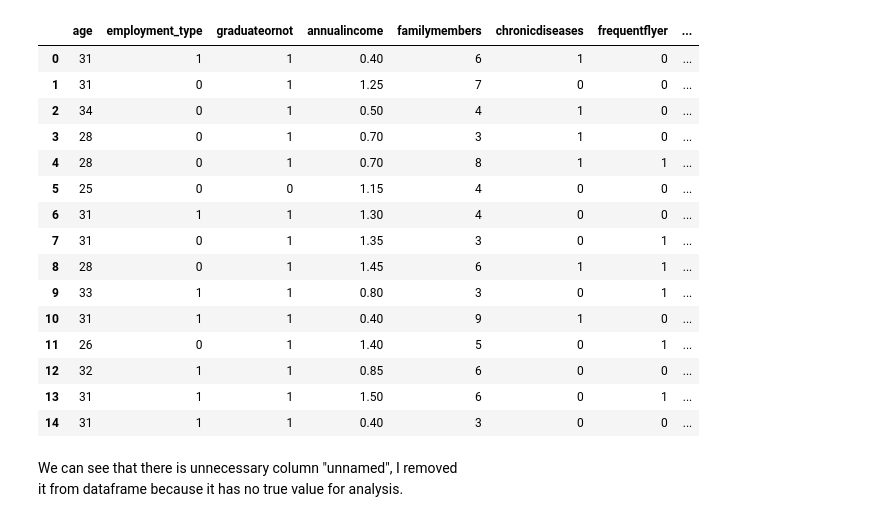
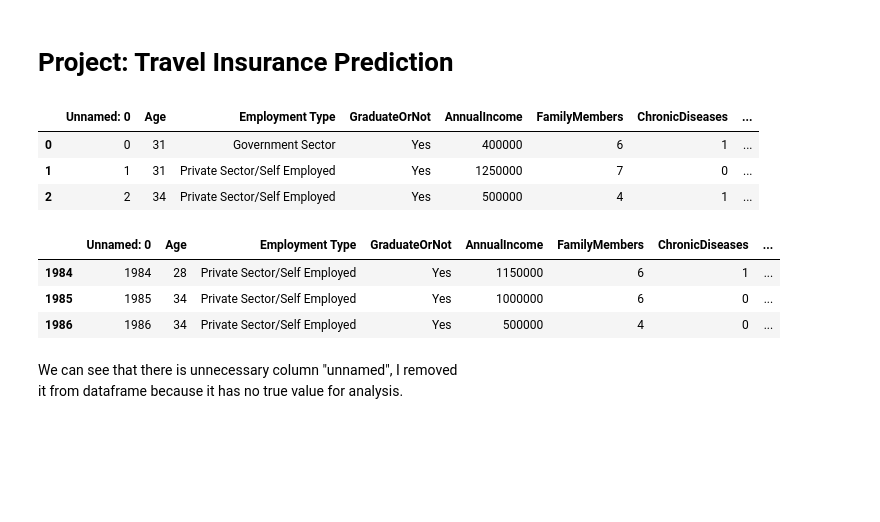
Before and after one commit to ShariYo/Modul3_Sprint1, a Jupyter notebook: project/main.ipynb, the cells around one changed output. Saved outputs shown, nothing was run; the diff lists cells and outputs as text; code cells hidden in the pictures; blank space fills up the shorter version.

```diff
--- a/project/main.ipynb
+++ b/project/main.ipynb
@@ -1,3 +1,5 @@
+# %% [markdown]
+# Project: Travel Insurance Prediction
 # %%
 import pandas as pd
 import numpy as np
@@ -21,24 +23,19 @@ path = r"D:\IT_projects\Turing_Colledge\Modul3\Sprint1\project\travel_insurance.
 
 travelin = pd.read_csv(path)
 # %%
-travelin.head(15)
+travelin.head(3)
 # %% [output]
-|  | age | employment_type | graduateornot | annualincome | familymembers | chronicdiseases | frequentflyer | ... |
-| 0 | 31 | 1 | 1 | 0.40 | 6 | 1 | 0 | ... |
-| 1 | 31 | 0 | 1 | 1.25 | 7 | 0 | 0 | ... |
-| 2 | 34 | 0 | 1 | 0.50 | 4 | 1 | 0 | ... |
-| 3 | 28 | 0 | 1 | 0.70 | 3 | 1 | 0 | ... |
-| 4 | 28 | 0 | 1 | 0.70 | 8 | 1 | 1 | ... |
-| 5 | 25 | 0 | 0 | 1.15 | 4 | 0 | 0 | ... |
-| 6 | 31 | 1 | 1 | 1.30 | 4 | 0 | 0 | ... |
-| 7 | 31 | 0 | 1 | 1.35 | 3 | 0 | 1 | ... |
-| 8 | 28 | 0 | 1 | 1.45 | 6 | 1 | 1 | ... |
-| 9 | 33 | 1 | 1 | 0.80 | 3 | 0 | 1 | ... |
-| 10 | 31 | 1 | 1 | 0.40 | 9 | 1 | 0 | ... |
-| 11 | 26 | 0 | 1 | 1.40 | 5 | 0 | 1 | ... |
-| 12 | 32 | 1 | 1 | 0.85 | 6 | 0 | 0 | ... |
-| 13 | 31 | 1 | 1 | 1.50 | 6 | 0 | 1 | ... |
-| 14 | 31 | 1 | 1 | 0.40 | 3 | 0 | 0 | ... |
+|  | Unnamed: 0 | Age | Employment Type | GraduateOrNot | AnnualIncome | FamilyMembers | ChronicDiseases | ... |
+| 0 | 0 | 31 | Government Sector | Yes | 400000 | 6 | 1 | ... |
+| 1 | 1 | 31 | Private Sector/Self Employed | Yes | 1250000 | 7 | 0 | ... |
+| 2 | 2 | 34 | Private Sector/Self Employed | Yes | 500000 | 4 | 1 | ... |
+# %%
+travelin.tail(3)
+# %% [output]
+|  | Unnamed: 0 | Age | Employment Type | GraduateOrNot | AnnualIncome | FamilyMembers | ChronicDiseases | ... |
+| 1984 | 1984 | 28 | Private Sector/Self Employed | Yes | 1150000 | 6 | 1 | ... |
+| 1985 | 1985 | 34 | Private Sector/Self Employed | Yes | 1000000 | 6 | 0 | ... |
+| 1986 | 1986 | 34 | Private Sector/Self Employed | Yes | 500000 | 4 | 0 | ... |
 # %% [markdown]
 We can see that there is unnecessary column "unnamed", I removed
 it from dataframe because it has no true value for analysis.
```
Also changed, not shown: parts of 22 cells of this notebook.
